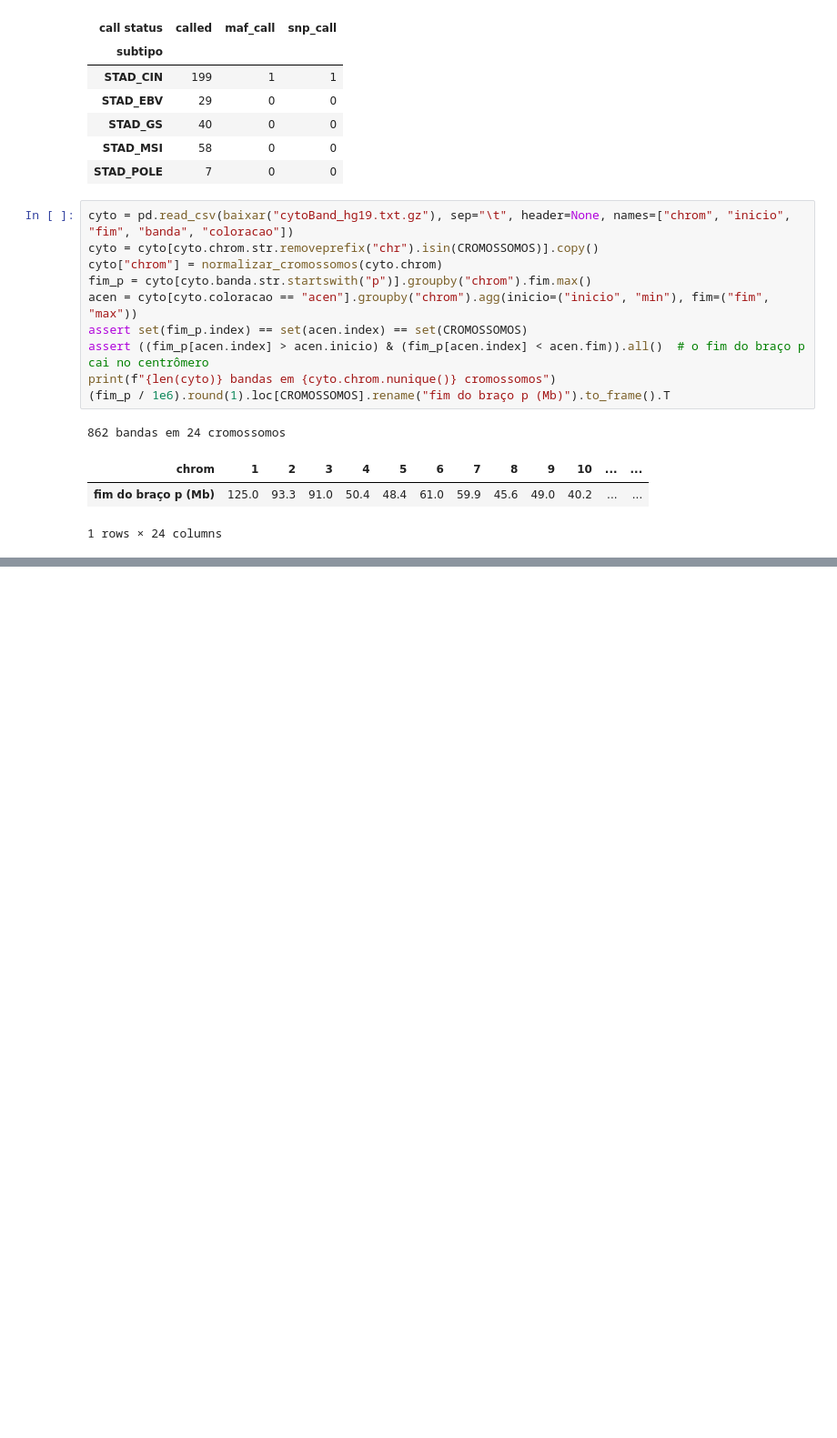
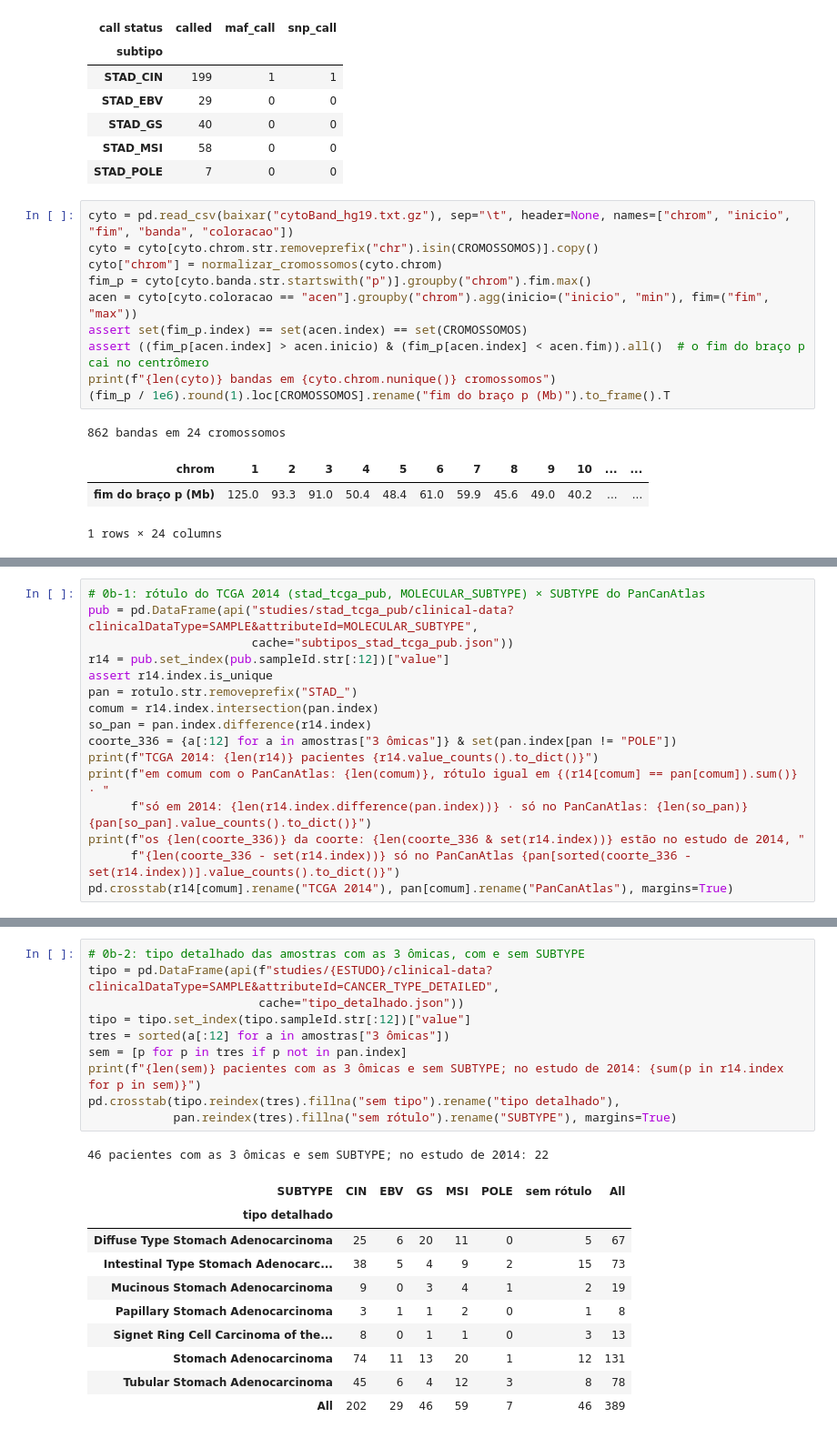
Before and after one commit to leocendino/imagens_de_cg_para_classificacao, a Jupyter notebook: notebooks/01_data.ipynb, the cells around one changed output, grey strips where cells are left out. Shown at 91% size. Drawn from its saved outputs; the diff is of its cells as text; blank space fills up the shorter version.

```diff
--- a/notebooks/01_data.ipynb
+++ b/notebooks/01_data.ipynb
@@ -652,0 +665,16 @@ print(f"{len(cyto)} bandas em {cyto.chrom.nunique()} cromossomos")
+# %%
+# 0b-1: rótulo do TCGA 2014 (stad_tcga_pub, MOLECULAR_SUBTYPE) × SUBTYPE do PanCanAtlas
+pub = pd.DataFrame(api("studies/stad_tcga_pub/clinical-data?clinicalDataType=SAMPLE&attributeId=MOLECULAR_SUBTYPE",
+                       cache="subtipos_stad_tcga_pub.json"))
+r14 = pub.set_index(pub.sampleId.str[:12])["value"]
+assert r14.index.is_unique
+pan = rotulo.str.removeprefix("STAD_")
+comum = r14.index.intersection(pan.index)
+so_pan = pan.index.difference(r14.index)
+coorte_336 = {a[:12] for a in amostras["3 ômicas"]} & set(pan.index[pan != "POLE"])
+print(f"TCGA 2014: {len(r14)} pacientes {r14.value_counts().to_dict()}")
+print(f"em comum com o PanCanAtlas: {len(comum)}, rótulo igual em {(r14[comum] == pan[comum]).sum()} · "
+      f"só em 2014: {len(r14.index.difference(pan.index))} · só no PanCanAtlas: {len(so_pan)} {pan[so_pan].value_counts().to_dict()}")
+print(f"os {len(coorte_336)} da coorte: {len(coorte_336 & set(r14.index))} estão no estudo de 2014, "
+      f"{len(coorte_336 - set(r14.index))} só no PanCanAtlas {pan[sorted(coorte_336 - set(r14.index))].value_counts().to_dict()}")
+pd.crosstab(r14[comum].rename("TCGA 2014"), pan[comum].rename("PanCanAtlas"), margins=True)
@@ -652,0 +692,22 @@ print(f"{len(cyto)} bandas em {cyto.chrom.nunique()} cromossomos")
+# %%
+# 0b-2: tipo detalhado das amostras com as 3 ômicas, com e sem SUBTYPE
+tipo = pd.DataFrame(api(f"studies/{ESTUDO}/clinical-data?clinicalDataType=SAMPLE&attributeId=CANCER_TYPE_DETAILED",
+                        cache="tipo_detalhado.json"))
+tipo = tipo.set_index(tipo.sampleId.str[:12])["value"]
+tres = sorted(a[:12] for a in amostras["3 ômicas"])
+sem = [p for p in tres if p not in pan.index]
+print(f"{len(sem)} pacientes com as 3 ômicas e sem SUBTYPE; no estudo de 2014: {sum(p in r14.index for p in sem)}")
+pd.crosstab(tipo.reindex(tres).fillna("sem tipo").rename("tipo detalhado"),
+            pan.reindex(tres).fillna("sem rótulo").rename("SUBTYPE"), margins=True)
+# %% [output]
+46 pacientes com as 3 ômicas e sem SUBTYPE; no estudo de 2014: 22
+| SUBTYPE | CIN | EBV | GS | MSI | POLE | sem rótulo | All |
+| tipo detalhado |  |  |  |  |  |  |  |
+| Diffuse Type Stomach Adenocarcinoma | 25 | 6 | 20 | 11 | 0 | 5 | 67 |
+| Intestinal Type Stomach Adenocarc... | 38 | 5 | 4 | 9 | 2 | 15 | 73 |
+| Mucinous Stomach Adenocarcinoma | 9 | 0 | 3 | 4 | 1 | 2 | 19 |
+| Papillary Stomach Adenocarcinoma | 3 | 1 | 1 | 2 | 0 | 1 | 8 |
+| Signet Ring Cell Carcinoma of the... | 8 | 0 | 1 | 1 | 0 | 3 | 13 |
+| Stomach Adenocarcinoma | 74 | 11 | 13 | 20 | 1 | 12 | 131 |
+| Tubular Stomach Adenocarcinoma | 45 | 6 | 4 | 12 | 3 | 8 | 78 |
+| All | 202 | 29 | 46 | 59 | 7 | 46 | 389 |
```
Also changed, not shown: parts of 5 cells of this notebook, 1 other file.
